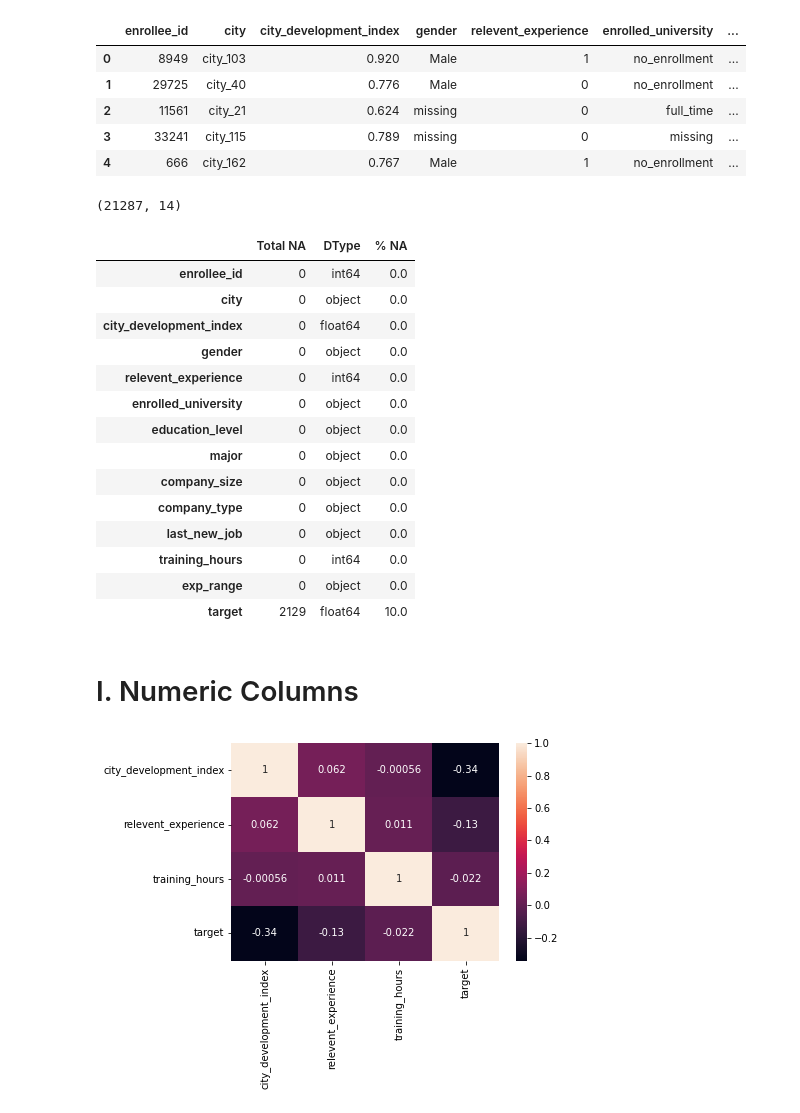
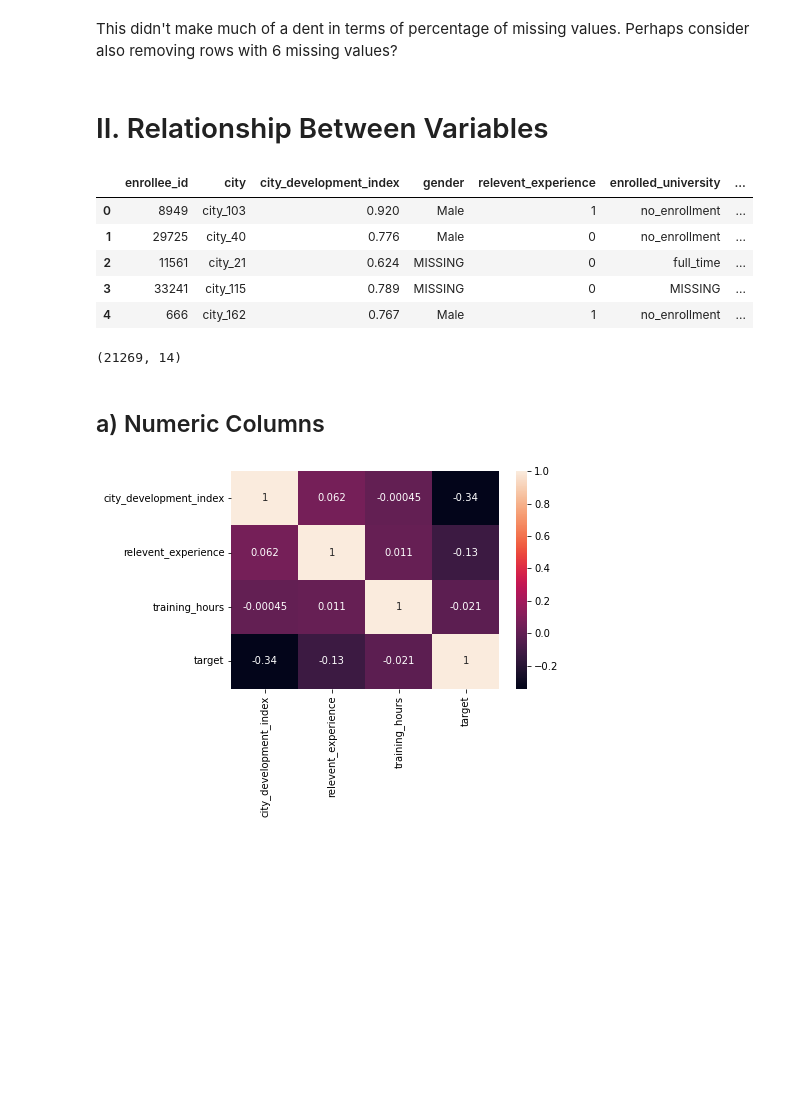
Before and after one commit to divzueri/Data-Science-Projects, a Jupyter notebook: HRAnalytics/notebooks/2_EDA.ipynb, the cells around one changed output. Cells and saved outputs as stored; diff of their text form; code cells hidden in the pictures; blank space fills up the shorter version.

Commit message:
Removed rows with 7+ missing values

```diff
--- a/HRAnalytics/notebooks/2_EDA.ipynb
+++ b/HRAnalytics/notebooks/2_EDA.ipynb
@@ -4,3 +7,7 @@ import numpy as np
 
 import matplotlib.pyplot as plt
 import seaborn as sns
+# %%
+df_null = pd.read_csv('../data/df_clean_nulls.csv', index_col=0)
+df_nonull = pd.read_csv('../data/df_clean_nonulls.csv', index_col=0)
+df_null.shape, df_nonull.shape
@@ -6,0 +53,5 @@ import seaborn as sns
+# %%
+# Number of missing values per row, value counts
+
+row_nulls = df_null.apply(lambda x: x.isna().sum(), axis=1)
+row_nulls.value_counts(ascending=False)
@@ -6,0 +71,4 @@ import seaborn as sns
+# %%
+mask = df_null.apply(lambda x: x.isna().sum(), axis=1)>=7
+sparse_rows = row_nulls[mask].index.tolist()
+sparse_rows
@@ -6,0 +96,3 @@ import seaborn as sns
+# %%
+df_null.drop(index=sparse_rows, inplace=True)
+df_nonull.drop(index=sparse_rows, inplace=True)
@@ -6,0 +126,2 @@ import seaborn as sns
+# %% [markdown]
+This didn't make much of a dent in terms of percentage of missing values. Perhaps consider also removing rows with 6 missing values?
@@ -7,42 +133,20 @@ import seaborn as sns
+# %% [markdown]
+# II. Relationship Between Variables
 # %%
-df = pd.read_csv('../data/df_clean_nonulls.csv', index_col=0)
-df.head()
+df_nonull.head()
 # %% [output]
 |  | enrollee_id | city | city_development_index | gender | relevent_experience | enrolled_university | ... |
 | 0 | 8949 | city_103 | 0.920 | Male | 1 | no_enrollment | ... |
 | 1 | 29725 | city_40 | 0.776 | Male | 0 | no_enrollment | ... |
-| 2 | 11561 | city_21 | 0.624 | missing | 0 | full_time | ... |
-| 3 | 33241 | city_115 | 0.789 | missing | 0 | missing | ... |
+| 2 | 11561 | city_21 | 0.624 | MISSING | 0 | full_time | ... |
+| 3 | 33241 | city_115 | 0.789 | MISSING | 0 | MISSING | ... |
 | 4 | 666 | city_162 | 0.767 | Male | 1 | no_enrollment | ... |
 # %%
-df.shape
+df_nonull.shape
 # %% [output]
-(21287, 14)
+(21269, 14)
-# %%
-# Number of NAs in each column
-
-perc_na = round(df.isna().sum() * 100 / len(df), 2)
-
-df_na = pd.DataFrame({'Total NA':df.isna().sum(), 'DType':df.dtypes, '% NA':perc_na})
-df_na
-# %% [output]
-|  | Total NA | DType | % NA |
-| enrollee_id | 0 | int64 | 0.0 |
-| city | 0 | object | 0.0 |
-| city_development_index | 0 | float64 | 0.0 |
-| gender | 0 | object | 0.0 |
-| relevent_experience | 0 | int64 | 0.0 |
-| enrolled_university | 0 | object | 0.0 |
-| education_level | 0 | object | 0.0 |
-| major | 0 | object | 0.0 |
-| company_size | 0 | object | 0.0 |
-| company_type | 0 | object | 0.0 |
-| last_new_job | 0 | object | 0.0 |
-| training_hours | 0 | int64 | 0.0 |
-| exp_range | 0 | object | 0.0 |
-| target | 2129 | float64 | 10.0 |
 # %% [markdown]
-# I. Numeric Columns
+## a) Numeric Columns
 # %%
 num_cols = ['city_development_index', 'relevent_experience', 'training_hours', 'target']
 # %%
```
Also changed, not shown: parts of 35 cells of this notebook, 1 other file.
